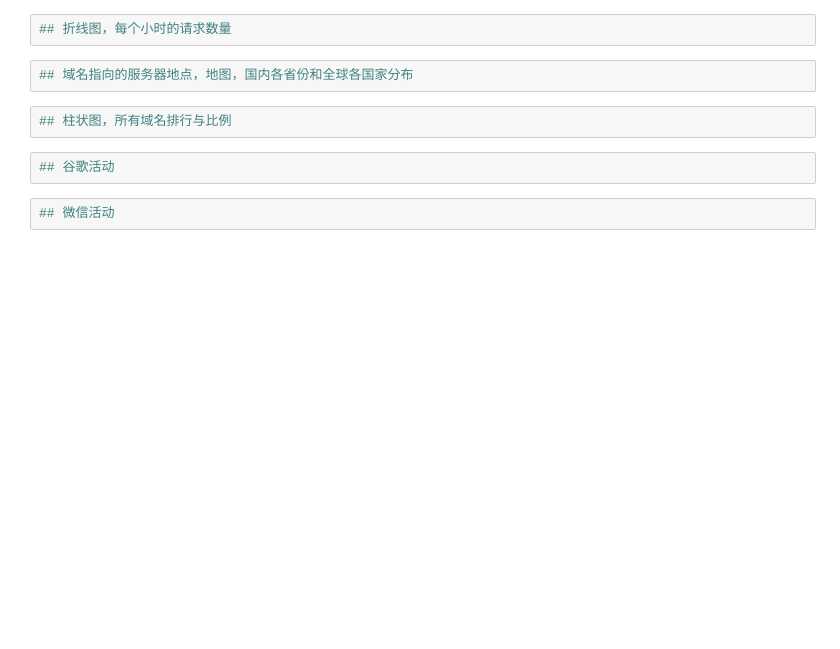
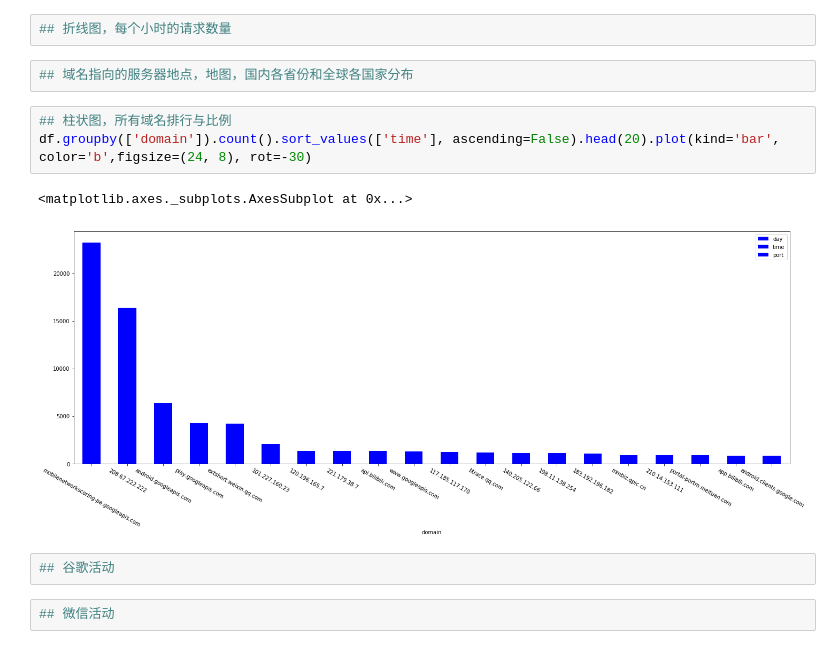
Before and after one commit to wangshub/tracking-my-phone, a Jupyter notebook: visual.ipynb, the cells around one changed output. Cells and saved outputs as stored; diff of their text form; blank space fills up the shorter version.

```diff
--- a/visual.ipynb
+++ b/visual.ipynb
@@ -32,8 +36,12 @@ df.head()
 ## 折线图，每个小时的请求数量
 # %%
 ## 域名指向的服务器地点，地图，国内各省份和全球各国家分布
-# %%
-## 柱状图，所有域名排行与比例
+# %%
+## 柱状图，所有域名排行与比例
+df.groupby(['domain']).count().sort_values(['time'], ascending=False).head(20).plot(kind='bar', color='b',figsize=(24, 8), rot=-30)
+# %% [output]
+<matplotlib.axes._subplots.AxesSubplot at 0x...>
+[figure, added]
 # %%
 ## 谷歌活动
 # %%
```
Also changed, not shown: parts of 4 cells of this notebook, 5 other files.
